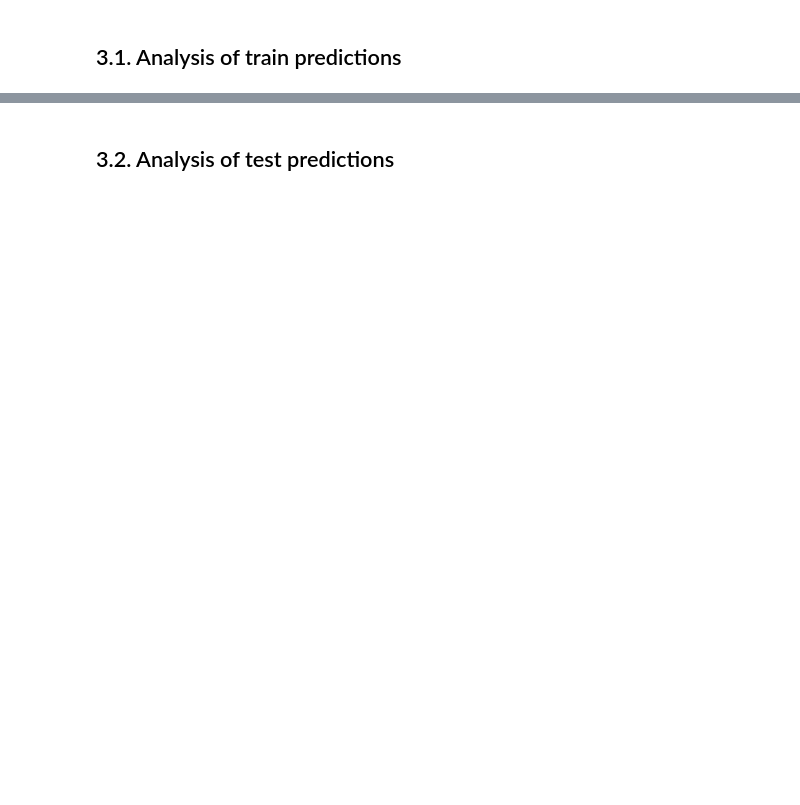
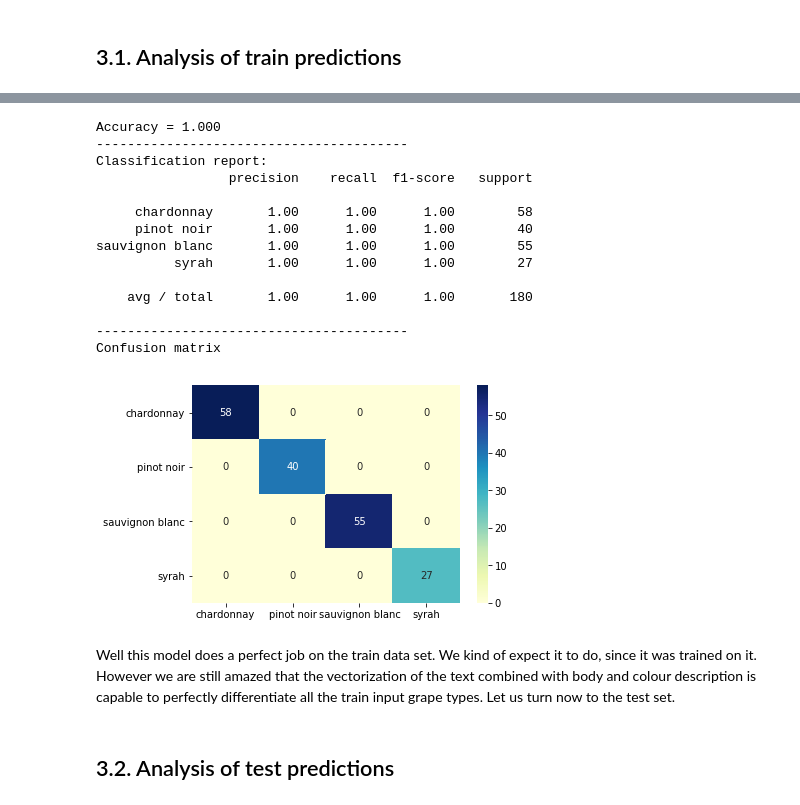
Before and after one commit to diveki/diveki.github.io, a Jupyter notebook: body_texts/blind_taster_algorithm.ipynb, the cells around one changed output, grey strips where cells are left out. Drawn from its saved outputs; the diff is of its cells as text; code cells hidden in the pictures; blank space fills up the shorter version.

```diff
--- a/body_texts/blind_taster_algorithm.ipynb
+++ b/body_texts/blind_taster_algorithm.ipynb
@@ -411,0 +399,14 @@ Counter({'chardonnay': 58, 'sauvignon blanc': 55, 'pinot noir': 40, 'syrah': 27}
+# %%
+def print_stats(preds, target, labels, sep='-', sep_len=40):
+    print('Accuracy = %.3f' % metrics.accuracy_score(target, preds))
+    print(sep*sep_len)
+    print('Classification report:')
+    print(metrics.classification_report(target, preds))
+    print(sep*sep_len)
+    print('Confusion matrix')
+    cm=metrics.confusion_matrix(target, preds)
+    sns.heatmap(cm,
+        xticklabels=labels,
+        yticklabels=labels,
+           annot=True, cmap = 'YlGnBu')
+    plt.pause(0.05)
@@ -412,3 +421,25 @@ Counter({'chardonnay': 58, 'sauvignon blanc': 55, 'pinot noir': 40, 'syrah': 27}
+# %%
+#train stats
+preds = pipe.predict(X_train)
+print_stats(preds, y_train, pipe.classes_)
+# %% [output]
+Accuracy = 1.000
+----------------------------------------
+Classification report:
+                 precision    recall  f1-score   support
+
+     chardonnay       1.00      1.00      1.00        58
+     pinot noir       1.00      1.00      1.00        40
+sauvignon blanc       1.00      1.00      1.00        55
+          syrah       1.00      1.00      1.00        27
+
+    avg / total       1.00      1.00      1.00       180
+
+----------------------------------------
+Confusion matrix
+[figure, added]
+# %% [markdown]
+Well this model does a perfect job on the train data set. We kind of expect it to do, since it was trained on it. However we are still amazed that the vectorization of the text combined with body and colour description is capable to perfectly differentiate all the train input grape types. Let us turn now to the test set.
 # %% [markdown]
 <a id="ch3.2"></a>
 ## 3.2. Analysis of test predictions
```
Also changed, not shown: parts of 27 cells of this notebook, 2 other files.
